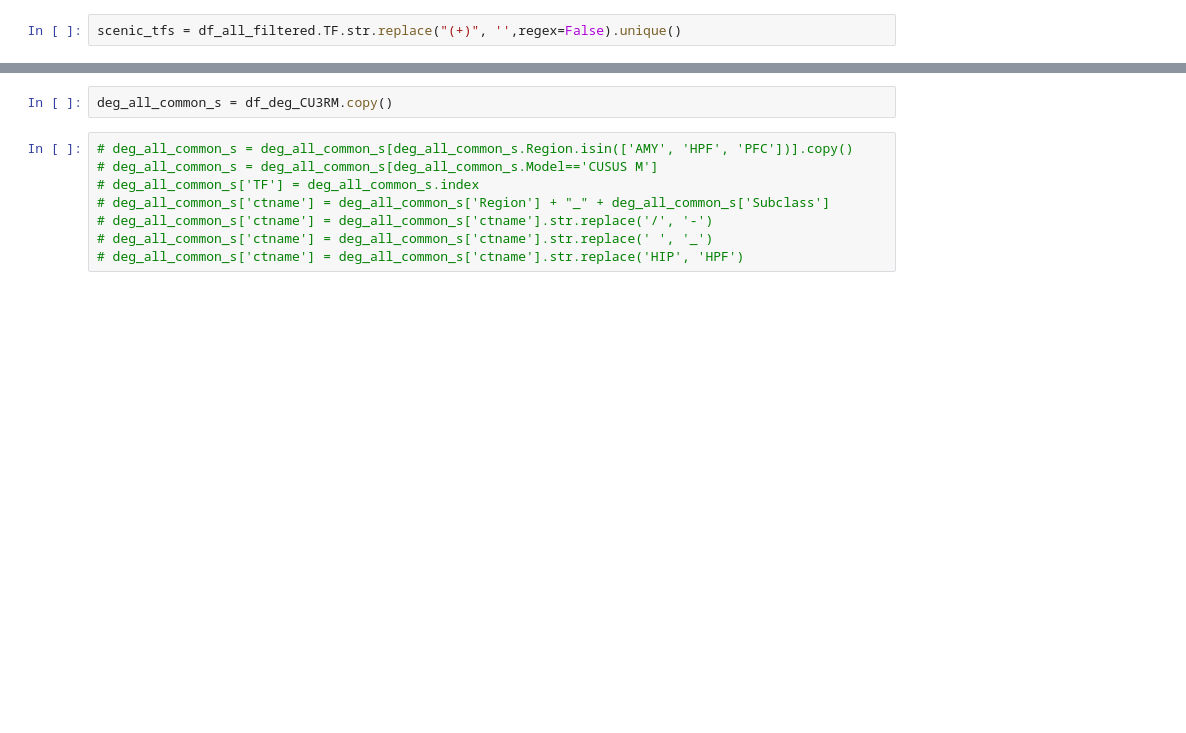
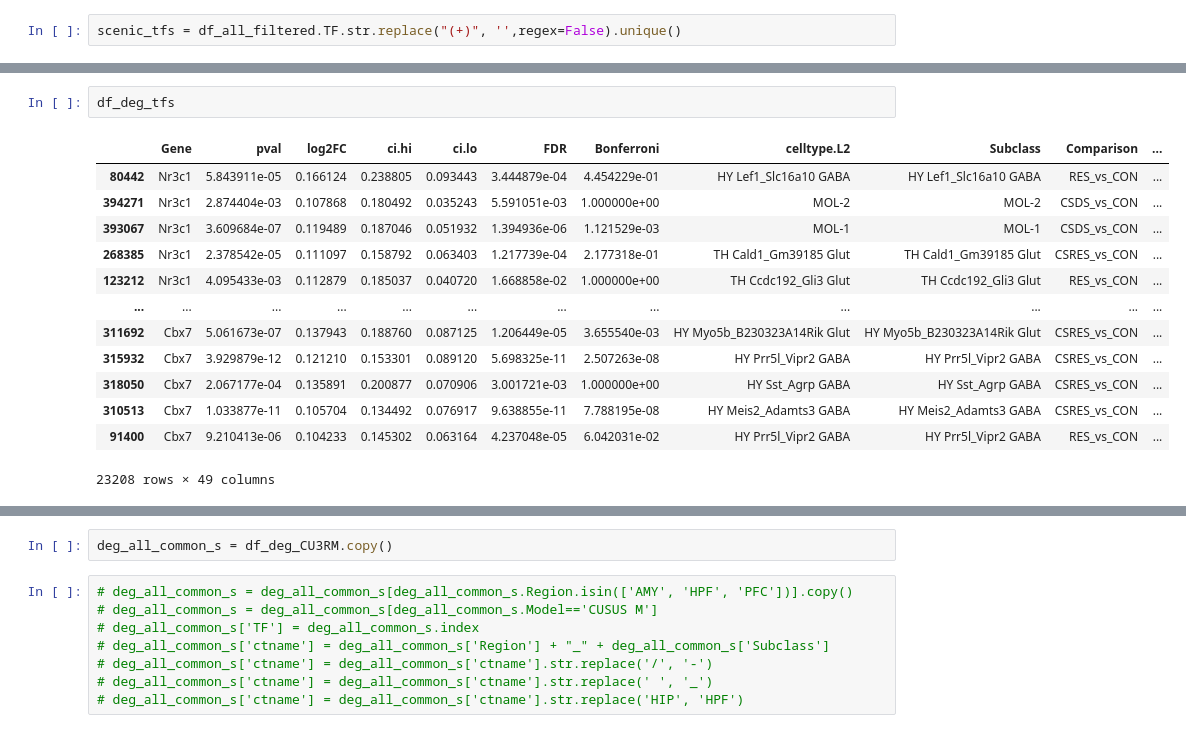
Before and after one commit to juychen/scmmd, a Jupyter notebook: 16snscenicAUC.ipynb, the cells around one changed output, grey strips where cells are left out. Cells and saved outputs as stored; diff of their text form; blank space fills up the shorter version.

```diff
--- a/16snscenicAUC.ipynb
+++ b/16snscenicAUC.ipynb
@@ -769,3 +770,19 @@ df_deg_tfs['TF'] = df_deg_tfs.index
+# %%
+df_deg_tfs
+# %% [output]
+|  | Gene | pval | log2FC | ci.hi | ci.lo | FDR | Bonferroni | celltype.L2 | Subclass | Comparison | ... |
+| 80442 | Nr3c1 | 5.843911e-05 | 0.166124 | 0.238805 | 0.093443 | 3.444879e-04 | 4.454229e-01 | HY Lef1_Slc16a10 GABA | HY Lef1_Slc16a10 GABA | RES_vs_CON | ... |
+| 394271 | Nr3c1 | 2.874404e-03 | 0.107868 | 0.180492 | 0.035243 | 5.591051e-03 | 1.000000e+00 | MOL-2 | MOL-2 | CSDS_vs_CON | ... |
+| 393067 | Nr3c1 | 3.609684e-07 | 0.119489 | 0.187046 | 0.051932 | 1.394936e-06 | 1.121529e-03 | MOL-1 | MOL-1 | CSDS_vs_CON | ... |
+| 268385 | Nr3c1 | 2.378542e-05 | 0.111097 | 0.158792 | 0.063403 | 1.217739e-04 | 2.177318e-01 | TH Cald1_Gm39185 Glut | TH Cald1_Gm39185 Glut | CSRES_vs_CON | ... |
+| 123212 | Nr3c1 | 4.095433e-03 | 0.112879 | 0.185037 | 0.040720 | 1.668858e-02 | 1.000000e+00 | TH Ccdc192_Gli3 Glut | TH Ccdc192_Gli3 Glut | RES_vs_CON | ... |
+| ... | ... | ... | ... | ... | ... | ... | ... | ... | ... | ... | ... |
+| 311692 | Cbx7 | 5.061673e-07 | 0.137943 | 0.188760 | 0.087125 | 1.206449e-05 | 3.655540e-03 | HY Myo5b_B230323A14Rik Glut | HY Myo5b_B230323A14Rik Glut | CSRES_vs_CON | ... |
+| 315932 | Cbx7 | 3.929879e-12 | 0.121210 | 0.153301 | 0.089120 | 5.698325e-11 | 2.507263e-08 | HY Prr5l_Vipr2 GABA | HY Prr5l_Vipr2 GABA | CSRES_vs_CON | ... |
+| 318050 | Cbx7 | 2.067177e-04 | 0.135891 | 0.200877 | 0.070906 | 3.001721e-03 | 1.000000e+00 | HY Sst_Agrp GABA | HY Sst_Agrp GABA | CSRES_vs_CON | ... |
+| 310513 | Cbx7 | 1.033877e-11 | 0.105704 | 0.134492 | 0.076917 | 9.638855e-11 | 7.788195e-08 | HY Meis2_Adamts3 GABA | HY Meis2_Adamts3 GABA | CSRES_vs_CON | ... |
+| 91400 | Cbx7 | 9.210413e-06 | 0.104233 | 0.145302 | 0.063164 | 4.237048e-05 | 6.042031e-02 | HY Prr5l_Vipr2 GABA | HY Prr5l_Vipr2 GABA | RES_vs_CON | ... |
+23208 rows × 49 columns
 # %%
 # draw complex heatmap of log2FC of deg_tfs across regions
 df_deg_tfs['ctname'] = df_deg_tfs['Region'] + "_" + df_deg_tfs['Subclass']
```
Also changed, not shown: parts of 87 cells of this notebook, 1 other file.
